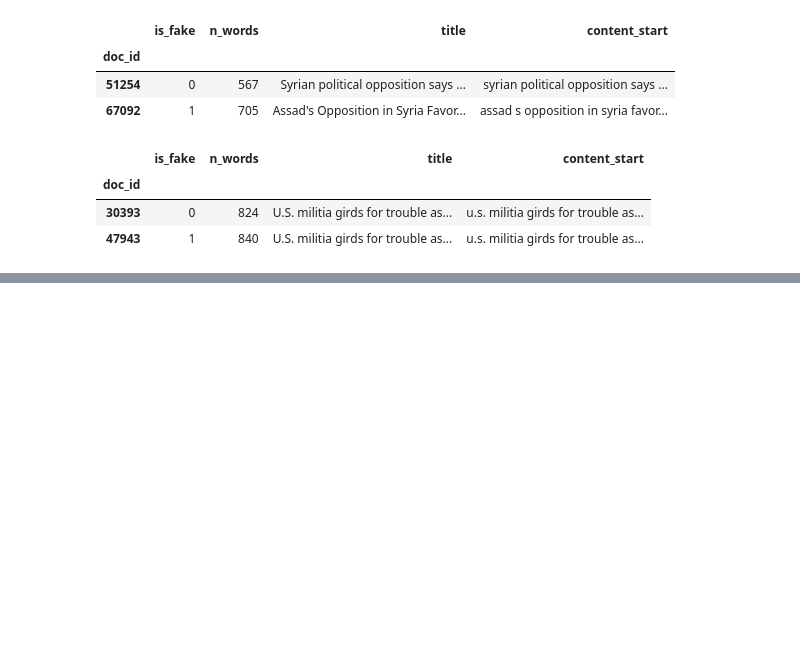
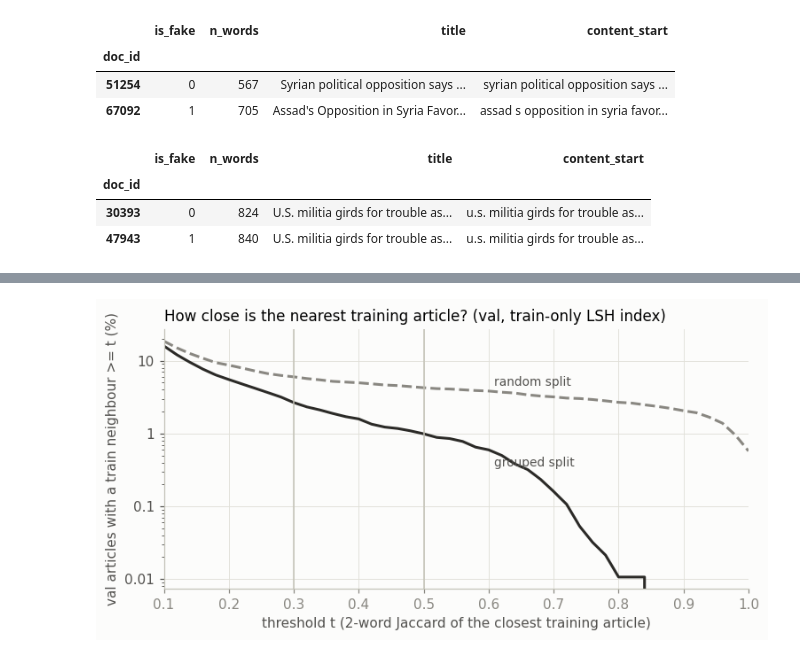
Before and after one commit to FergadakisN/Fake_news_recognition, a Jupyter notebook: notebooks/04-minhash-lsh.ipynb, the cells around one changed output, grey strips where cells are left out. Saved outputs shown, nothing was run; the diff lists cells and outputs as text; code cells hidden in the pictures; blank space fills up the shorter version.

```diff
--- a/notebooks/04-minhash-lsh.ipynb
+++ b/notebooks/04-minhash-lsh.ipynb
@@ -349,0 +680,11 @@ groups = load_groups()            # pd.Series doc_id -> group_id
+# %%
+val_g = feats_g[feats_g["split"] == "val"]
+val_r = feats_r[feats_r["split"] == "val"]
+grid = np.round(np.arange(0.1, 1.0001, 0.02), 2)
+curves = pd.DataFrame({"threshold": grid, "grouped": lsh_eval.share_above(val_g["max_jaccard"], grid),
+                       "random": lsh_eval.share_above(val_r["max_jaccard"], grid)})
+fig = plots.leak_share_curves(curves)
+plots.save(fig, "leakage_max_jaccard")
+plt.show()
+# %% [output]
+[figure, added]
```
Also changed, not shown: parts of 39 cells of this notebook, 5 other files.
